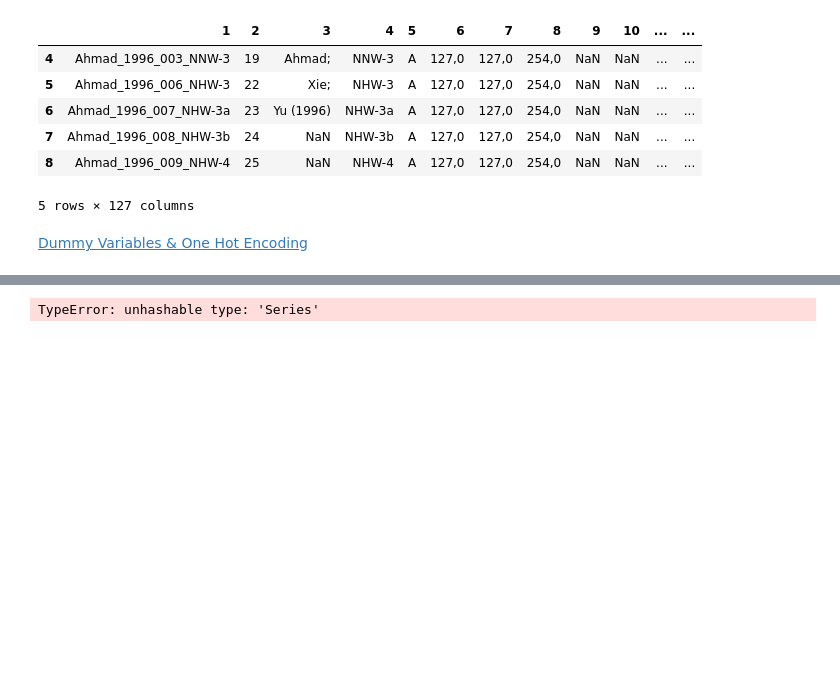
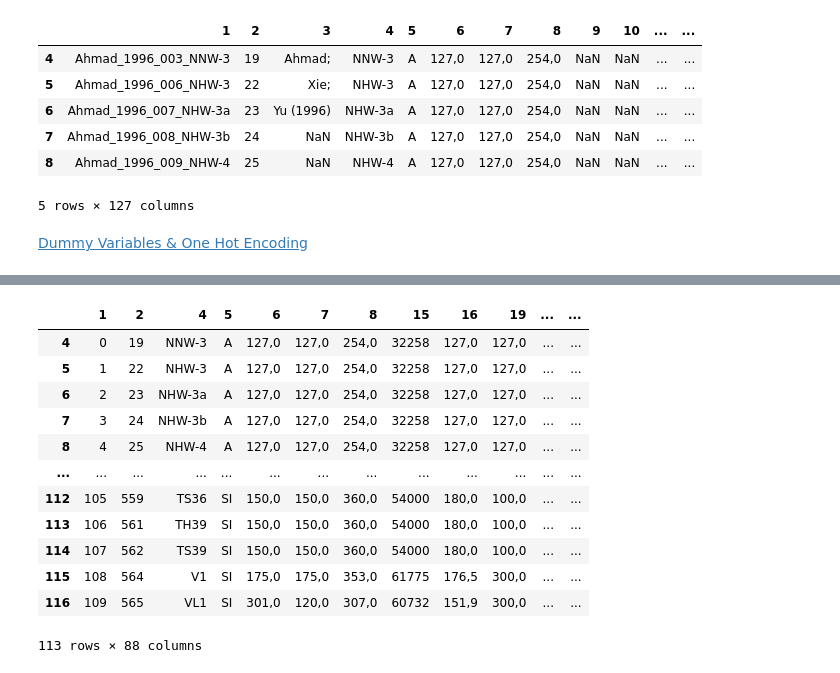
Before and after one commit to adomakor412/MSNT_Thesis_ML_CE, a Jupyter notebook: PCA_reineck_prelim.ipynb, the cells around one changed output, grey strips where cells are left out. Saved outputs shown, nothing was run; the diff lists cells and outputs as text; code cells hidden in the pictures; blank space fills up the shorter version.

```diff
--- a/PCA_reineck_prelim.ipynb
+++ b/PCA_reineck_prelim.ipynb
@@ -195,17 +96,0 @@ ValueError: DataFrame constructor not properly called!
-# %%
-df_new[df_new[1]=='Ahmad_1996_003_NNW-3'] = 0
-df_new
-# %%
-def myOHE(df, header):
-    df_list = df[header].values.tolist()
-    myDict = {k:df_list.index(k) for k in df_list }
-    #print (myDict)
-    df_new = df
-    df_new[df_new[1]]
-    #for i,row in enumerate(df_list):
-        #change = df_new.iloc[i][header]
-        #change = df_new[header].iloc[i]
-        #print(change)
-        #change = df_list.index(change)
-        #print(change)
-    return df_new
@@ -228,0 +99,23 @@ myOHE(data_mod, 1)
+# %%
+def myOHE(df, header):
+    #df_list = df[header].values.tolist()
+    #df_list = [str(val) for val in df[header].values]
+    df_list = df[header].astype(str).tolist()
+    myDict = {k:df_list.index(k) for k in df_list}
+    #print (myDict)
+    df_new = df
+    le = preprocessing.LabelEncoder()
+    df_new[header] = le.fit_transform(df_new[header].astype(str))
+    # for head in myDict.keys():
+    #     df_new[df_new[header]==head][head] = myDict[head]
+    return df_new
+# author_list = data_mod[1].values.tolist()
+# df_new = data_mod
+# le = preprocessing.LabelEncoder()
+# df_new[1] = le.fit_transform(df_new[1].values)
+# author_dict = {k:author_list.index(k) for k in author_list }
+# for header in author_dict.keys():
+#     df_new[df_new[1]==header][header] = author_dict[header]
+# df_new
+# %%
+df_new = myOHE(data_mod, 1)
@@ -257,4 +153,2 @@ TypeError: 'OneHotEncoder' object is not iterable
 # %%
-data_mod[1] = data_mod[1][author_dict[data_mod[1]]]
+# data_mod[1] = data_mod[1][author_dict[data_mod[1]]]
-# %% [output]
-TypeError: unhashable type: 'Series'
@@ -260,0 +157,17 @@ TypeError: unhashable type: 'Series'
+# %%
+df_dropped = df_new.dropna(axis=1)
+df_dropped
+# %% [output]
+|  | 1 | 2 | 4 | 5 | 6 | 7 | 8 | 15 | 16 | 19 | ... | ... |
+| 4 | 0 | 19 | NNW-3 | A | 127,0 | 127,0 | 254,0 | 32258 | 127,0 | 127,0 | ... | ... |
+| 5 | 1 | 22 | NHW-3 | A | 127,0 | 127,0 | 254,0 | 32258 | 127,0 | 127,0 | ... | ... |
+| 6 | 2 | 23 | NHW-3a | A | 127,0 | 127,0 | 254,0 | 32258 | 127,0 | 127,0 | ... | ... |
+| 7 | 3 | 24 | NHW-3b | A | 127,0 | 127,0 | 254,0 | 32258 | 127,0 | 127,0 | ... | ... |
+| 8 | 4 | 25 | NHW-4 | A | 127,0 | 127,0 | 254,0 | 32258 | 127,0 | 127,0 | ... | ... |
+| ... | ... | ... | ... | ... | ... | ... | ... | ... | ... | ... | ... | ... |
+| 112 | 105 | 559 | TS36 | SI | 150,0 | 150,0 | 360,0 | 54000 | 180,0 | 100,0 | ... | ... |
+| 113 | 106 | 561 | TH39 | SI | 150,0 | 150,0 | 360,0 | 54000 | 180,0 | 100,0 | ... | ... |
+| 114 | 107 | 562 | TS39 | SI | 150,0 | 150,0 | 360,0 | 54000 | 180,0 | 100,0 | ... | ... |
+| 115 | 108 | 564 | V1 | SI | 175,0 | 175,0 | 353,0 | 61775 | 176,5 | 300,0 | ... | ... |
+| 116 | 109 | 565 | VL1 | SI | 301,0 | 120,0 | 307,0 | 60732 | 151,9 | 300,0 | ... | ... |
+113 rows × 88 columns
```
Also changed, not shown: parts of 33 cells of this notebook, 1 other file.
